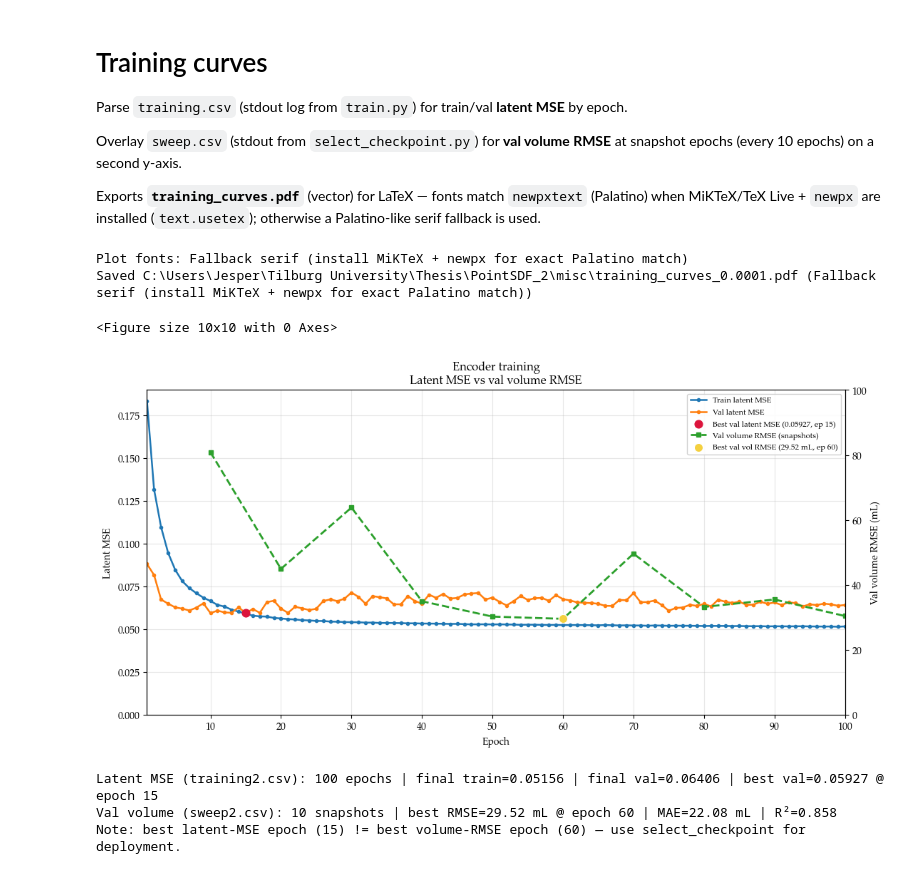
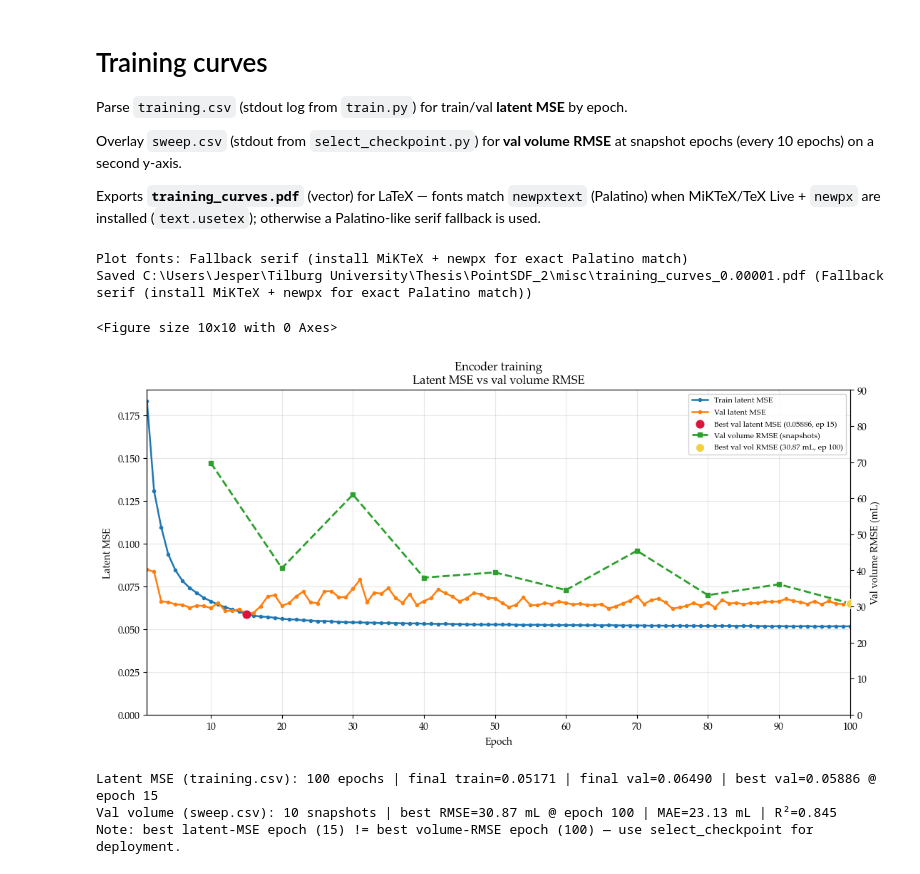
Before and after one commit to GroteGitJeppo/PointSDF, a Jupyter notebook: misc/plotting.ipynb, the cells around one changed output. Cells and saved outputs as stored; diff of their text form; code cells hidden in the pictures.

```diff
--- a/misc/plotting.ipynb
+++ b/misc/plotting.ipynb
@@ -66,9 +66,9 @@ def configure_thesis_fonts() -> str:
 FONT_MODE = configure_thesis_fonts()
 print(f"Plot fonts: {FONT_MODE}")
 
-LOG_PATH = Path("training2.csv")
-SWEEP_PATH = Path("sweep2.csv")
-OUT_PDF = Path("training_curves_0.0001.pdf")  # vector PDF for LaTeX \includegraphics[width=\linewidth]{...}
+LOG_PATH = Path("training.csv")
+SWEEP_PATH = Path("sweep.csv")
+OUT_PDF = Path("training_curves_0.00001.pdf")  # vector PDF for LaTeX \includegraphics[width=\linewidth]{...}
 EPOCH_RE = re.compile(
     r"Epoch\s+(\d+)/\d+\s+\|\s+train\s+[\d.]+\s+\(mse=([\d.]+)\)\s+\|\s+val\s+[\d.]+\s+\(mse=([\d.]+)\)"
 )
@@ -171,35 +171,35 @@ ax.legend(lines1 + lines2, labels1 + labels2, loc="upper right", framealpha=0.9,
 ax.set_title("Encoder training\nLatent MSE vs val volume RMSE")
 
 fig.savefig(
     OUT_PDF,
     format="pdf",
     bbox_inches="tight",
     pad_inches=0.02,
 )
 print(f"Saved {OUT_PDF.resolve()} ({FONT_MODE})")
 
 plt.show()
 
 print(
     f"Latent MSE ({LOG_PATH.name}): {len(df)} epochs | "
     f"final train={df['train_mse'].iloc[-1]:.5f} | final val={df['val_mse'].iloc[-1]:.5f} | "
     f"best val={best_mse['val_mse']:.5f} @ epoch {int(best_mse['epoch'])}"
 )
 print(
     f"Val volume ({SWEEP_PATH.name}): {len(df_sweep)} snapshots | "
     f"best RMSE={best_vol['val_vol_rmse_ml']:.2f} mL @ epoch {int(best_vol['epoch'])} | "
     f"MAE={best_vol['val_vol_mae_ml']:.2f} mL | R²={best_vol['val_vol_r2']:.3f}"
 )
 if int(best_mse["epoch"]) != int(best_vol["epoch"]):
     print(
         f"Note: best latent-MSE epoch ({int(best_mse['epoch'])}) != "
         f"best volume-RMSE epoch ({int(best_vol['epoch'])}) — use select_checkpoint for deployment."
     )
 # %% [output]
 Plot fonts: Fallback serif (install MiKTeX + newpx for exact Palatino match)
-Saved C:\Users\Jesper\Tilburg University\Thesis\PointSDF_2\misc\training_curves_0.0001.pdf (Fallback serif (install MiKTeX + newpx for exact Palatino match))
+Saved C:\Users\Jesper\Tilburg University\Thesis\PointSDF_2\misc\training_curves_0.00001.pdf (Fallback serif (install MiKTeX + newpx for exact Palatino match))
 <Figure size 10x10 with 0 Axes>
-[figure, old version]
+[figure, new version]
-Latent MSE (training2.csv): 100 epochs | final train=0.05156 | final val=0.06406 | best val=0.05927 @ epoch 15
-Val volume (sweep2.csv): 10 snapshots | best RMSE=29.52 mL @ epoch 60 | MAE=22.08 mL | R²=0.858
-Note: best latent-MSE epoch (15) != best volume-RMSE epoch (60) — use select_checkpoint for deployment.
+Latent MSE (training.csv): 100 epochs | final train=0.05171 | final val=0.06490 | best val=0.05886 @ epoch 15
+Val volume (sweep.csv): 10 snapshots | best RMSE=30.87 mL @ epoch 100 | MAE=23.13 mL | R²=0.845
+Note: best latent-MSE epoch (15) != best volume-RMSE epoch (100) — use select_checkpoint for deployment.
```
Also changed, not shown: 11 other files.
